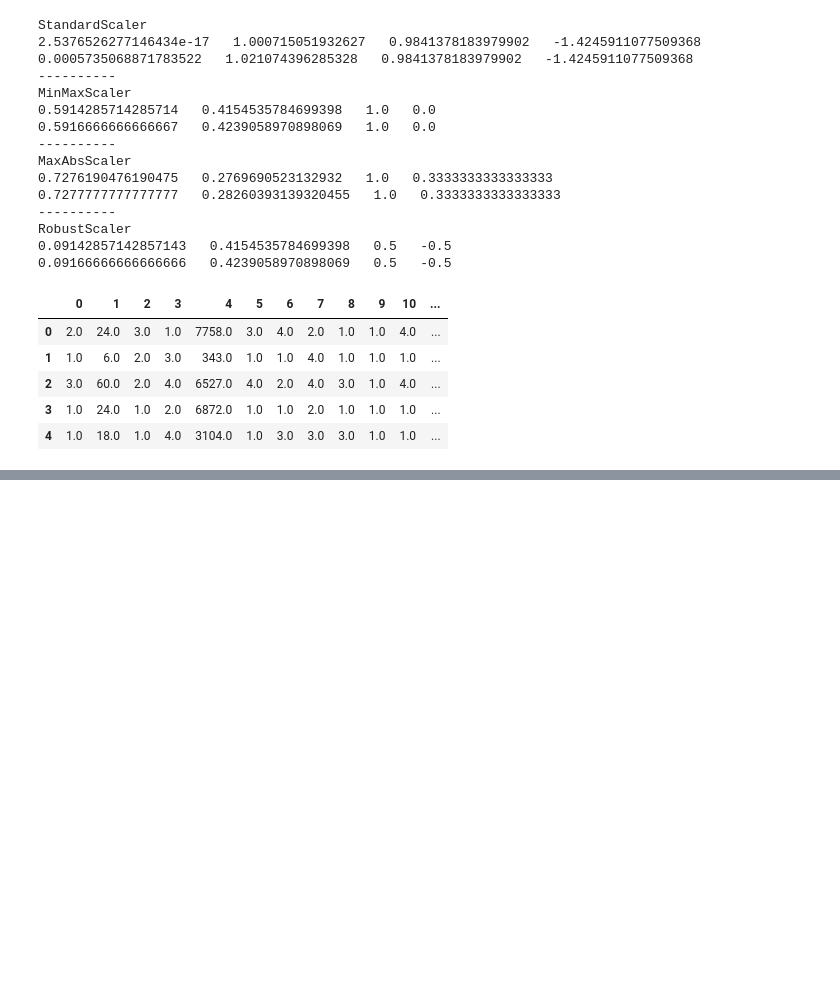
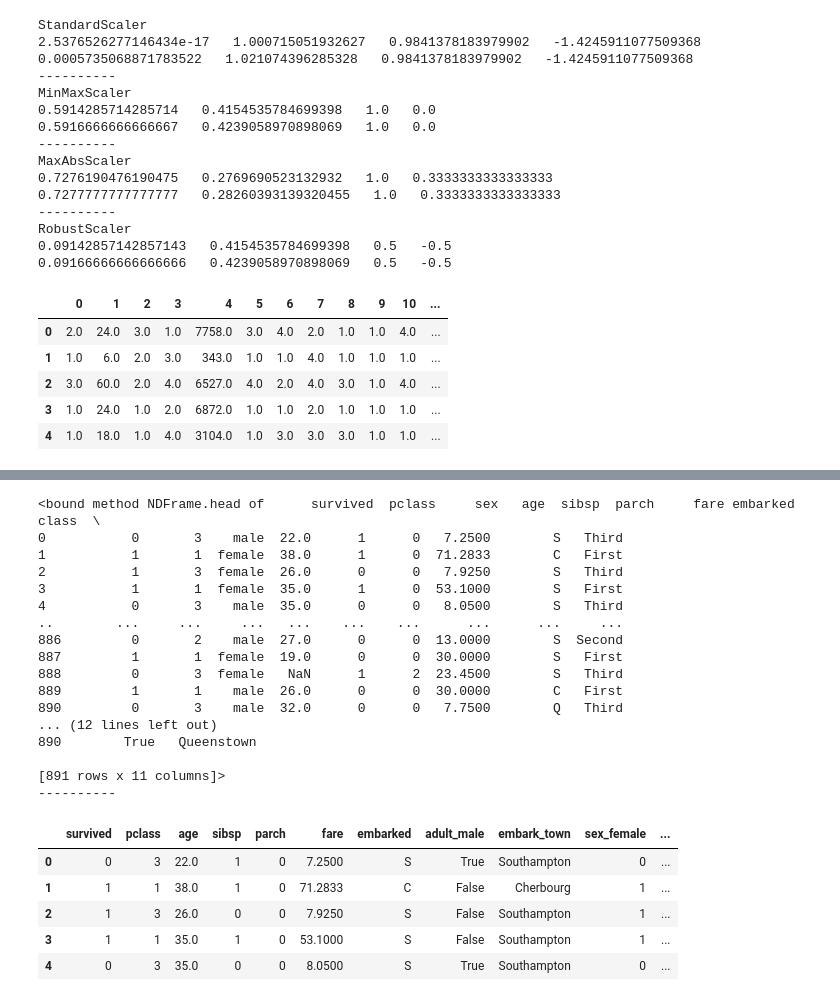
Before and after one commit to blackbutterfly0852/ADP_PRACTICE, a Jupyter notebook: 230126_데이터전처리.ipynb, the cells around one changed output, grey strips where cells are left out. Cells and saved outputs as stored; diff of their text form; code cells hidden in the pictures; blank space fills up the shorter version.

```diff
--- a/230126_데이터전처리.ipynb
+++ b/230126_데이터전처리.ipynb
@@ -365,0 +454,37 @@ See the caveats in the documentation: https://pandas.pydata.org/pandas-docs/stab
+# %%
+# 6. 범주형 변수 변환
+# 모델에 적용할 때 수치형만 가능
+# 범주형 변수(이산형 혹은 category)일 경우 one-hot encoding 방식으로 변환
+# one-hot-encoding : 해당 범주에 속하면 1, 아니면 0
+import pandas as pd
+df = pd.read_csv('data/titanic.csv')
+print(df.head)
+print('----------')
+
+# 6-1) sex와 class 컬럼을 one-hot encoding 진행
+df = pd.get_dummies(df, columns = ['sex', 'class'])
+df.head()
+# %% [output]
+<bound method NDFrame.head of      survived  pclass     sex   age  sibsp  parch     fare embarked   class  \
+0           0       3    male  22.0      1      0   7.2500        S   Third
+1           1       1  female  38.0      1      0  71.2833        C   First
+2           1       3  female  26.0      0      0   7.9250        S   Third
+3           1       1  female  35.0      1      0  53.1000        S   First
+4           0       3    male  35.0      0      0   8.0500        S   Third
+..        ...     ...     ...   ...    ...    ...      ...      ...     ...
+886         0       2    male  27.0      0      0  13.0000        S  Second
+887         1       1  female  19.0      0      0  30.0000        S   First
+888         0       3  female   NaN      1      2  23.4500        S   Third
+889         1       1    male  26.0      0      0  30.0000        C   First
+890         0       3    male  32.0      0      0   7.7500        Q   Third
+... (12 lines left out)
+890        True   Queenstown
+
+[891 rows x 11 columns]>
+----------
+|  | survived | pclass | age | sibsp | parch | fare | embarked | adult_male | embark_town | sex_female | ... |
+| 0 | 0 | 3 | 22.0 | 1 | 0 | 7.2500 | S | True | Southampton | 0 | ... |
+| 1 | 1 | 1 | 38.0 | 1 | 0 | 71.2833 | C | False | Cherbourg | 1 | ... |
+| 2 | 1 | 3 | 26.0 | 0 | 0 | 7.9250 | S | False | Southampton | 1 | ... |
+| 3 | 1 | 1 | 35.0 | 1 | 0 | 53.1000 | S | False | Southampton | 1 | ... |
+| 4 | 0 | 3 | 35.0 | 0 | 0 | 8.0500 | S | True | Southampton | 0 | ... |
```
Also changed, not shown: parts of 3 cells of this notebook.
